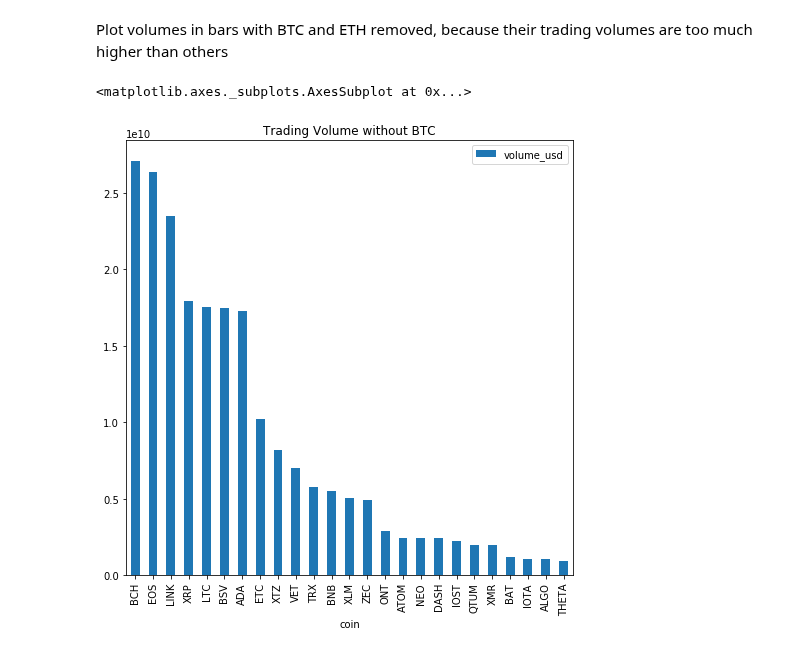
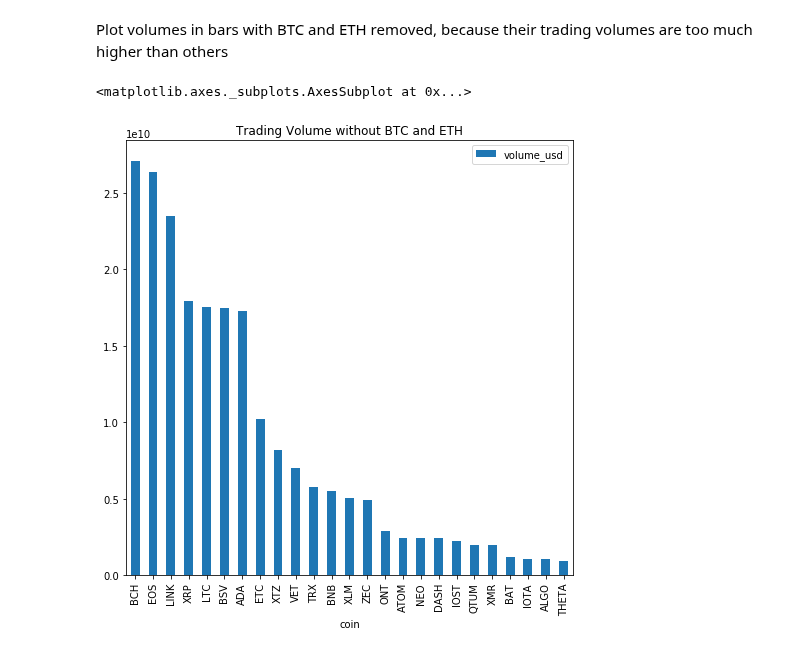
Before and after one commit to soulmachine/crypto-notebooks, a Jupyter notebook: analysis/trading-volume-market-shares.ipynb, the cells around one changed output. Cells and saved outputs as stored; diff of their text form; code cells hidden in the pictures.

```diff
--- a/analysis/trading-volume-market-shares.ipynb
+++ b/analysis/trading-volume-market-shares.ipynb
@@ -92,7 +92,7 @@ Plot volumes in bars with BTC and ETH removed, because their trading volumes are
 # %%
 non_btc_eth_volume_df = volumes_sum_df[(volumes_sum_df['coin']!='BTC') & (volumes_sum_df['coin']!='ETH')].groupby('coin').agg({'volume_usd': 'sum'}).sort_values('volume_usd', ascending=False)
 # %%
-non_btc_eth_volume_df.plot.bar(y='volume_usd', figsize=(8, 8), title='Trading Volume without BTC')
+non_btc_eth_volume_df.plot.bar(y='volume_usd', figsize=(8, 8), title='Trading Volume without BTC and ETH')
 # %% [output]
 <matplotlib.axes._subplots.AxesSubplot at 0x...>
-[figure, old version]
+[figure, new version]
```
